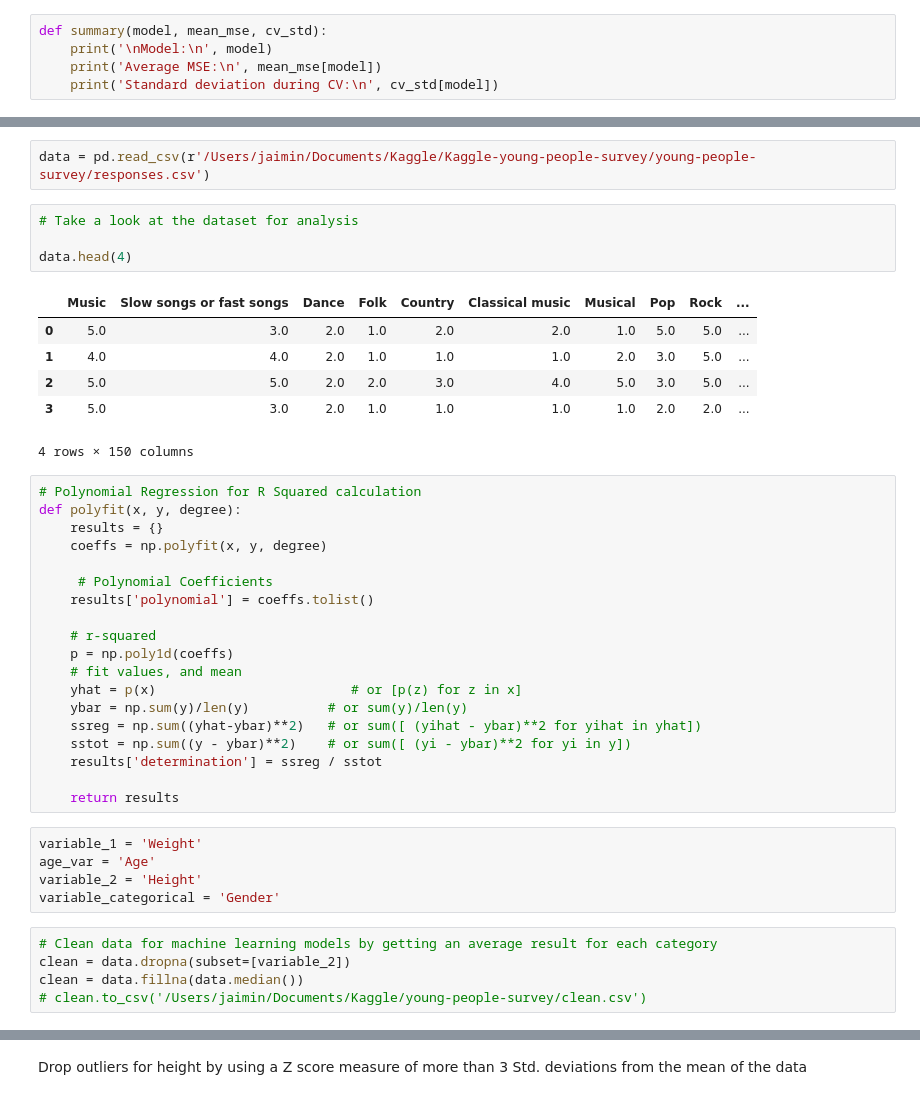
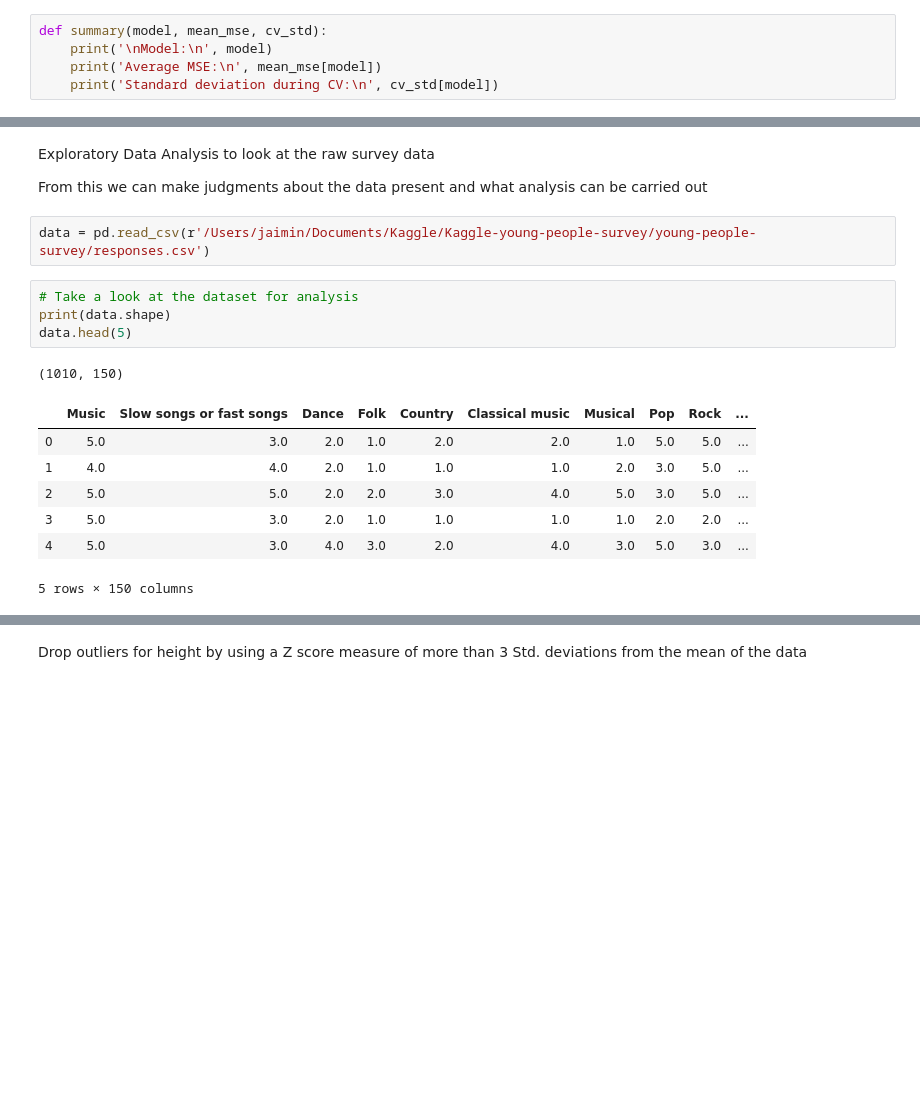
Before and after one commit to jaimindp/Kaggle, a Jupyter notebook: young-people-survey/Kaggle young people survey analysis.ipynb, the cells around one changed output, grey strips where cells are left out. Drawn from its saved outputs; the diff is of its cells as text; blank space fills up the shorter version.

```diff
--- a/young-people-survey/Kaggle young people survey analysis.ipynb
+++ b/young-people-survey/Kaggle young people survey analysis.ipynb
@@ -57,42 +147,19 @@ def summary(model, mean_mse, cv_std):
+# %% [markdown]
+Exploratory Data Analysis to look at the raw survey data
+
+From this we can make judgments about the data present and what analysis can be carried out
 # %%
 data = pd.read_csv(r'/Users/jaimin/Documents/Kaggle/Kaggle-young-people-survey/young-people-survey/responses.csv')
 # %%
 # Take a look at the dataset for analysis
-
-data.head(4)
+print(data.shape)
+data.head(5)
 # %% [output]
+(1010, 150)
 |  | Music | Slow songs or fast songs | Dance | Folk | Country | Classical music | Musical | Pop | Rock | ... |
 | 0 | 5.0 | 3.0 | 2.0 | 1.0 | 2.0 | 2.0 | 1.0 | 5.0 | 5.0 | ... |
 | 1 | 4.0 | 4.0 | 2.0 | 1.0 | 1.0 | 1.0 | 2.0 | 3.0 | 5.0 | ... |
 | 2 | 5.0 | 5.0 | 2.0 | 2.0 | 3.0 | 4.0 | 5.0 | 3.0 | 5.0 | ... |
 | 3 | 5.0 | 3.0 | 2.0 | 1.0 | 1.0 | 1.0 | 1.0 | 2.0 | 2.0 | ... |
+| 4 | 5.0 | 3.0 | 4.0 | 3.0 | 2.0 | 4.0 | 3.0 | 5.0 | 3.0 | ... |
-4 rows × 150 columns
+5 rows × 150 columns
-# %%
-# Polynomial Regression for R Squared calculation
-def polyfit(x, y, degree):
-    results = {}
-    coeffs = np.polyfit(x, y, degree)
-
-     # Polynomial Coefficients
-    results['polynomial'] = coeffs.tolist()
-
-    # r-squared
-    p = np.poly1d(coeffs)
-    # fit values, and mean
-    yhat = p(x)                         # or [p(z) for z in x]
-    ybar = np.sum(y)/len(y)          # or sum(y)/len(y)
-    ssreg = np.sum((yhat-ybar)**2)   # or sum([ (yihat - ybar)**2 for yihat in yhat])
-    sstot = np.sum((y - ybar)**2)    # or sum([ (yi - ybar)**2 for yi in y])
-    results['determination'] = ssreg / sstot
-
-    return results
-# %%
-variable_1 = 'Weight'
-age_var = 'Age'
-variable_2 = 'Height'
-variable_categorical = 'Gender'
-# %%
-# Clean data for machine learning models by getting an average result for each category
-clean = data.dropna(subset=[variable_2])
-clean = data.fillna(data.median())
-# clean.to_csv('/Users/jaimin/Documents/Kaggle/young-people-survey/clean.csv')
```
Also changed, not shown: parts of 86 cells of this notebook, 3 other files.
